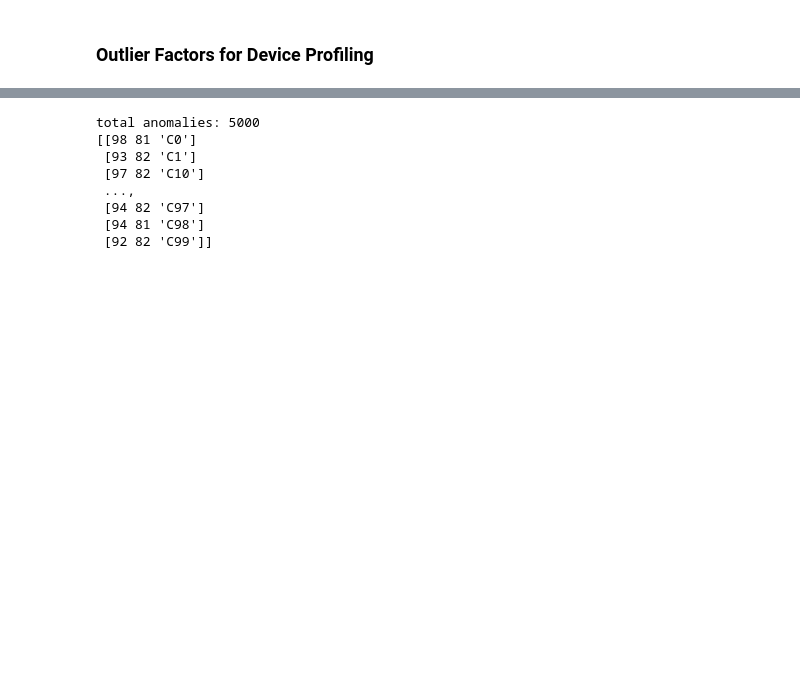
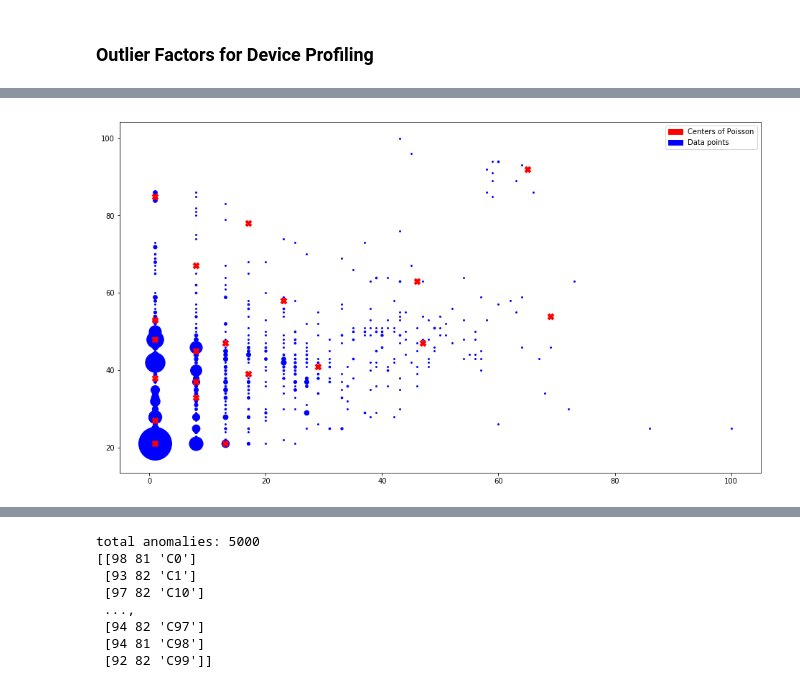
Before and after one commit to SotirisAnagnostidis/onlineAnomalyDetection, a Jupyter notebook: diploma/diploma.ipynb, the cells around one changed output, grey strips where cells are left out. Drawn from its saved outputs; the diff is of its cells as text; code cells hidden in the pictures; blank space fills up the shorter version.

```diff
--- a/diploma/diploma.ipynb
+++ b/diploma/diploma.ipynb
@@ -63,8 +63,15 @@ from plots import plot_points, plot_results
 # %%
 from helper import get_random_initialize_lamdas
+from kplusplus import KPlusPlus
 
-mixtures = 10
+mixtures = 20
+
+kplusplus = KPlusPlus(mixtures, groupped_data.values[:,:-1])
+
+kplusplus.init_centers()
 
 # random initialization
-onlineEM = OnlineEM([1/mixtures]*mixtures, get_random_initialize_lamdas(groupped_data.values[:,:-1], number_of_mixtures=mixtures), 200, n_clusters=8)
-onlineEM.fit(groupped_data.values)
+onlineEM = OnlineEM([1/mixtures]*mixtures, kplusplus.centers, 500, n_clusters=20)
+plot_points(groupped_data.values[:,:-1], onlineEM)
+# %% [output]
+[figure, added]
```
Also changed, not shown: parts of 32 cells of this notebook, 3 other files.
